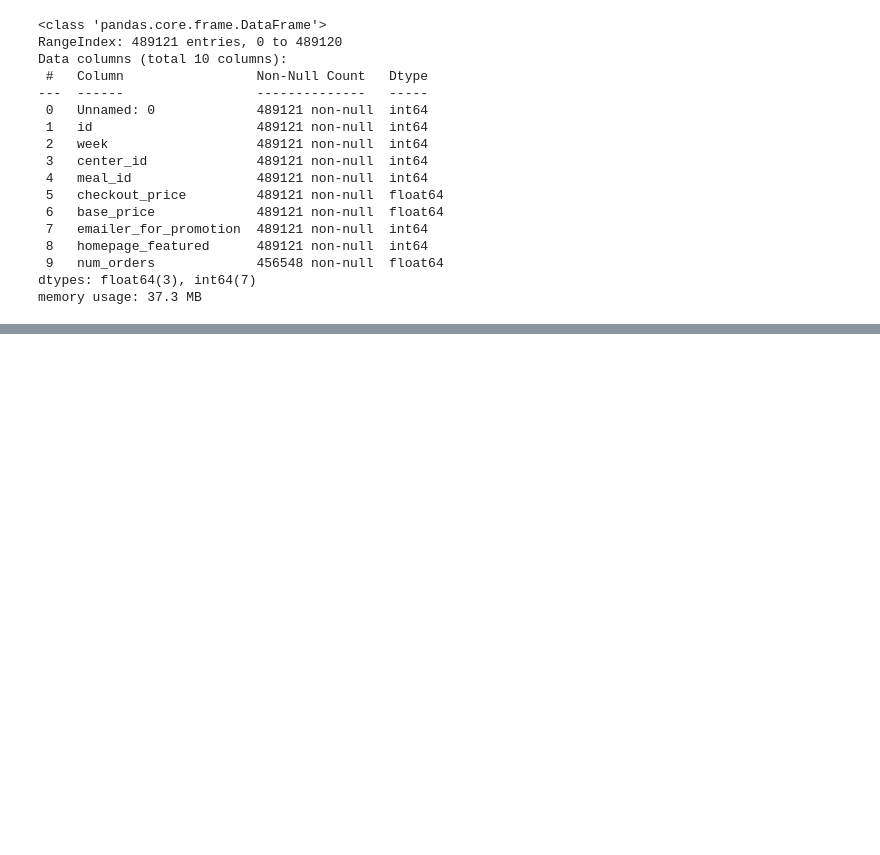
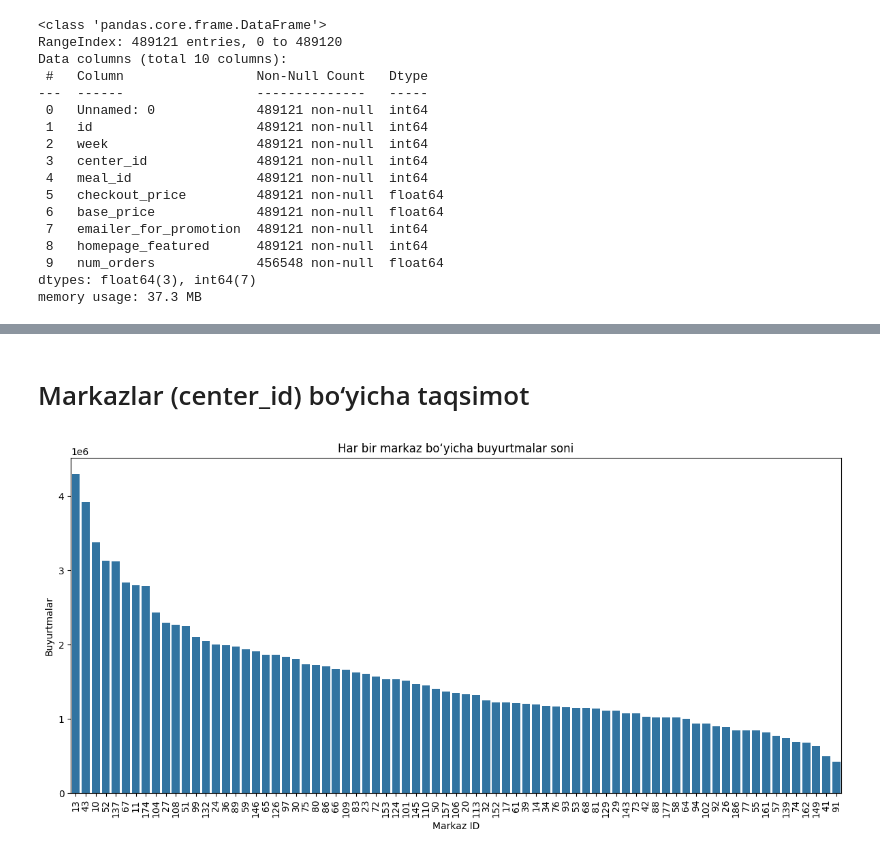
Before and after one commit to rasulbekdeveloper907/SML_2_PR, a Jupyter notebook: Notebooks/data_analysis.ipynb, the cells around one changed output, grey strips where cells are left out. Cells and saved outputs as stored; diff of their text form; code cells hidden in the pictures; blank space fills up the shorter version.

```diff
--- a/Notebooks/data_analysis.ipynb
+++ b/Notebooks/data_analysis.ipynb
@@ -52,0 +74,15 @@ memory usage: 37.3 MB
+# %% [markdown]
+# Markazlar (center_id) bo‘yicha taqsimot
+# %%
+center_orders = df.groupby("center_id")["num_orders"].sum().sort_values(ascending=False)
+
+plt.figure(figsize=(12,6))
+sns.barplot(x=center_orders.index.astype(str), y=center_orders.values)
+plt.xticks(rotation=90)
+plt.title("Har bir markaz bo‘yicha buyurtmalar soni")
+plt.xlabel("Markaz ID")
+plt.ylabel("Buyurtmalar")
+plt.tight_layout()
+plt.show()
+# %% [output]
+[figure, added]
```
Also changed, not shown: parts of 22 cells of this notebook, 2 other files.
